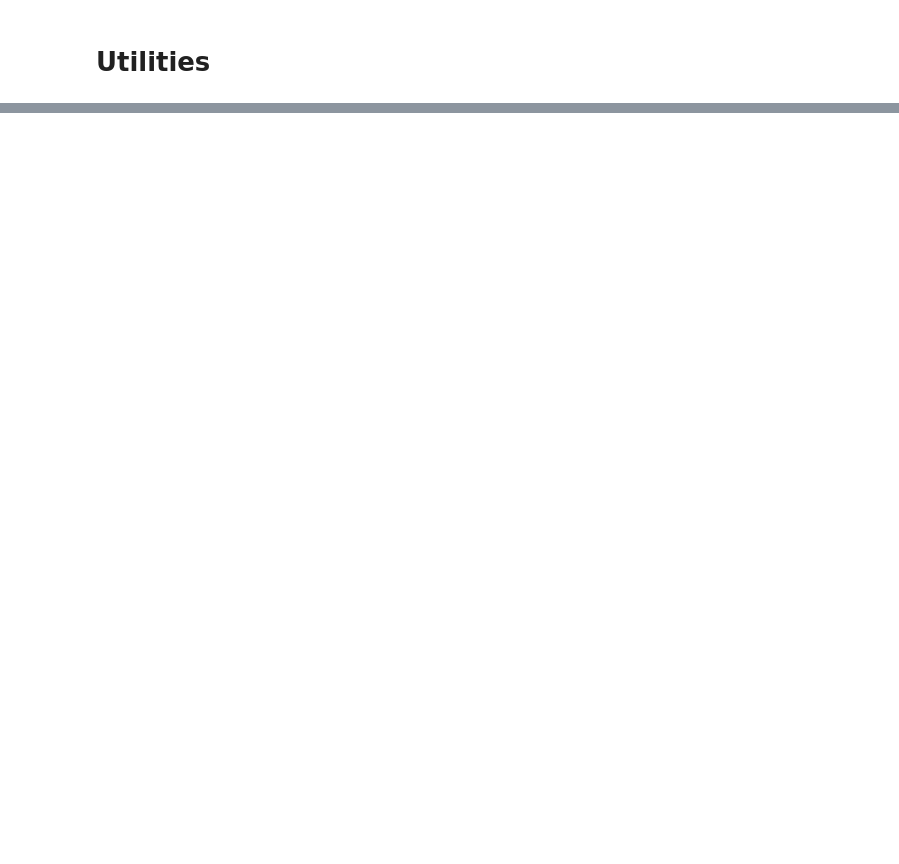
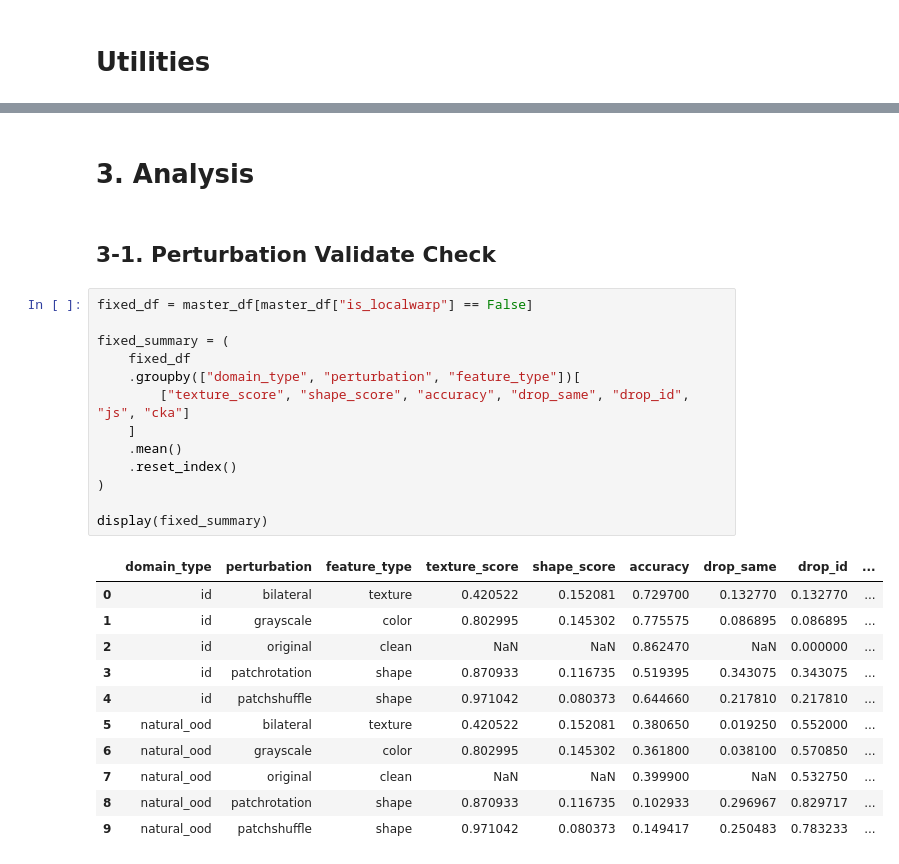
Before and after one commit to sdsdsdsdaf/Feature-Reliance, a Jupyter notebook: results_analysis.ipynb, the cells around one changed output, grey strips where cells are left out. Cells and saved outputs as stored; diff of their text form; blank space fills up the shorter version.

```diff
--- a/results_analysis.ipynb
+++ b/results_analysis.ipynb
@@ -719,0 +698,29 @@ compute_partial_correlations(df)
+# %% [markdown]
+# 3. Analysis
+# %% [markdown]
+## 3-1. Perturbation Validate Check
+# %%
+fixed_df = master_df[master_df["is_localwarp"] == False]
+
+fixed_summary = (
+    fixed_df
+    .groupby(["domain_type", "perturbation", "feature_type"])[
+        ["texture_score", "shape_score", "accuracy", "drop_same", "drop_id", "js", "cka"]
+    ]
+    .mean()
+    .reset_index()
+)
+
+display(fixed_summary)
+# %% [output]
+|  | domain_type | perturbation | feature_type | texture_score | shape_score | accuracy | drop_same | drop_id | ... |
+| 0 | id | bilateral | texture | 0.420522 | 0.152081 | 0.729700 | 0.132770 | 0.132770 | ... |
+| 1 | id | grayscale | color | 0.802995 | 0.145302 | 0.775575 | 0.086895 | 0.086895 | ... |
+| 2 | id | original | clean | NaN | NaN | 0.862470 | NaN | 0.000000 | ... |
+| 3 | id | patchrotation | shape | 0.870933 | 0.116735 | 0.519395 | 0.343075 | 0.343075 | ... |
+| 4 | id | patchshuffle | shape | 0.971042 | 0.080373 | 0.644660 | 0.217810 | 0.217810 | ... |
+| 5 | natural_ood | bilateral | texture | 0.420522 | 0.152081 | 0.380650 | 0.019250 | 0.552000 | ... |
+| 6 | natural_ood | grayscale | color | 0.802995 | 0.145302 | 0.361800 | 0.038100 | 0.570850 | ... |
+| 7 | natural_ood | original | clean | NaN | NaN | 0.399900 | NaN | 0.532750 | ... |
+| 8 | natural_ood | patchrotation | shape | 0.870933 | 0.116735 | 0.102933 | 0.296967 | 0.829717 | ... |
+| 9 | natural_ood | patchshuffle | shape | 0.971042 | 0.080373 | 0.149417 | 0.250483 | 0.783233 | ... |
```
Also changed, not shown: parts of 28 cells of this notebook, 4 other files.
